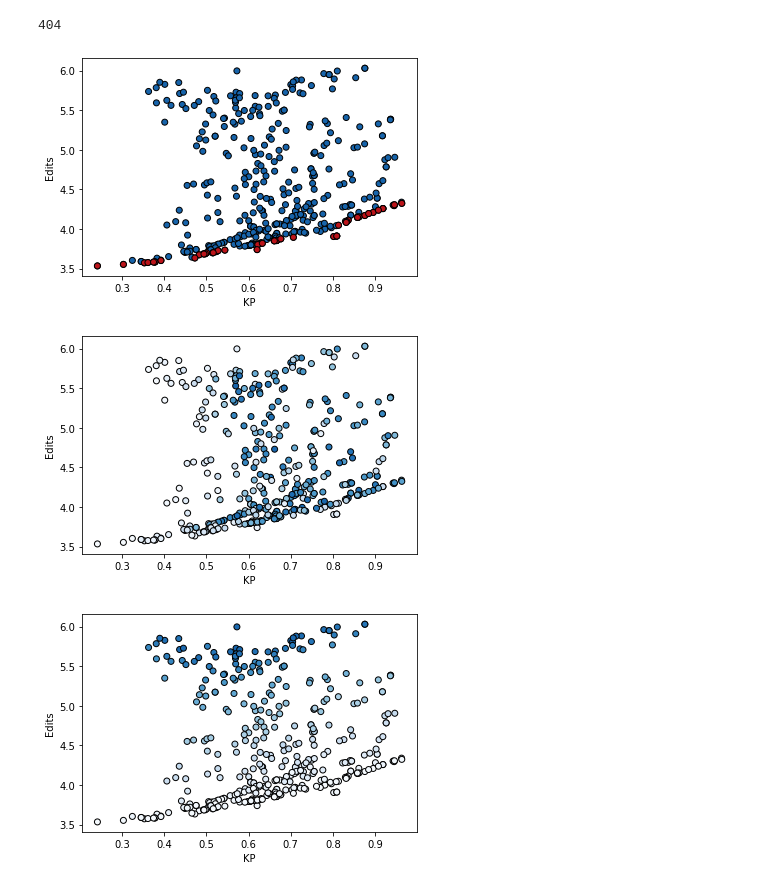
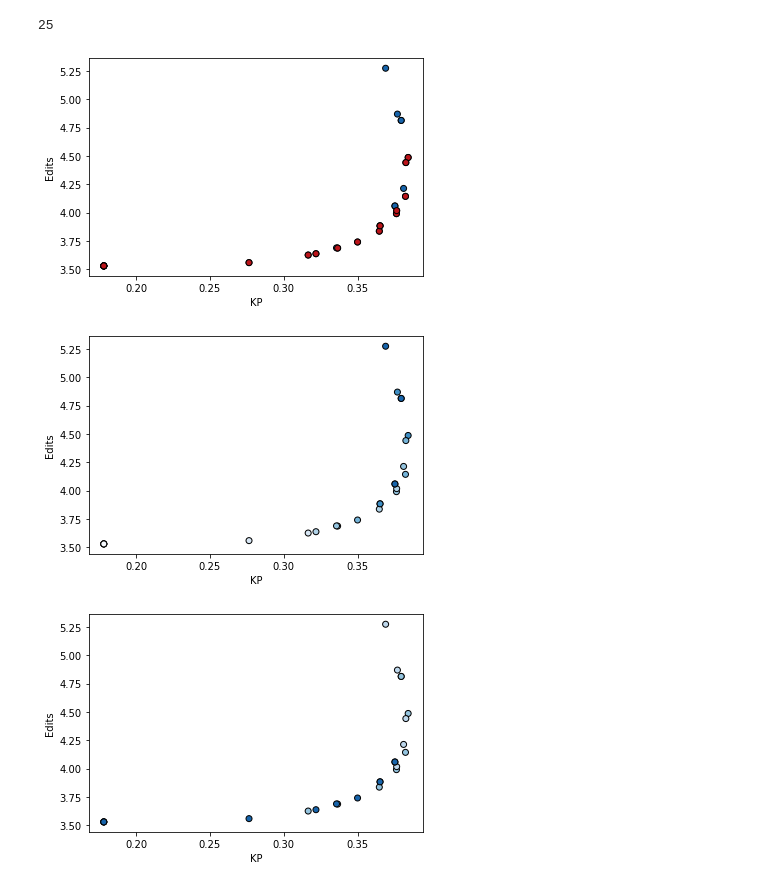
Before and after one commit to florenceboettger/visual-counterfactuals, a Jupyter notebook: evaluate_study_vandenhende.ipynb, the cells around one changed output. Drawn from its saved outputs; the diff is of its cells as text; code cells hidden in the pictures.

```diff
--- a/evaluate_study_vandenhende.ipynb
+++ b/evaluate_study_vandenhende.ipynb
@@ -27,10 +30,10 @@ study.sampler
 # %%
-search_space = {"lambd": [0.0, 0.2, 0.4, 0.5, 0.6, 0.8, 1.0], "temperature": [0.07, 0.1, 0.2]}
-study = optuna.create_study(
-    storage="sqlite://///store-01.hpi.uni-potsdam.de/fg/doellner/florence.boettger/counterfactuals/optimize_counterfactuals_full.db",
-    study_name="optimize_counterfactuals_vandenhende3",
-    directions=["maximize", "minimize"],
-    sampler=optuna.samplers.GridSampler(search_space),
-    load_if_exists=True,
-)
-study.sampler
+# search_space = {"lambd": [0.0, 0.2, 0.4, 0.5, 0.6, 0.8, 1.0], "temperature": [0.07, 0.1, 0.2]}
+# study = optuna.create_study(
+#     storage="sqlite://///store-01.hpi.uni-potsdam.de/fg/doellner/florence.boettger/counterfactuals/optimize_counterfactuals_full.db",
+#     study_name="optimize_counterfactuals_vandenhende3",
+#     directions=["maximize", "minimize"],
+#     sampler=optuna.samplers.GridSampler(search_space),
+#     load_if_exists=True,
+# )
+# study.sampler
@@ -40,16 +40,16 @@ study.sampler
 # %%
 len(study.trials)
 # %% [output]
-404
+25
 # %%
-plot_study(study, "initial")
+plot_study(study, "vandenhende")
 # %% [output]
-[figure, old version]
+[figure, new version]
 # %%
-plot_study(study, "initial_lambd2", print_pareto=False, map=lambda t: t.params["lambd2"] / 10)
+plot_study(study, "vandenhende_lambd", print_pareto=False, map=lambda t: t.params["lambd"])
 # %% [output]
-[figure, old version]
+[figure, new version]
 # %%
-plot_study(study, "initial_lambd", print_pareto=False, map=lambda t: t.params["lambd"] / 2)
+plot_study(study, "vandenhende_temp", print_pareto=False, map=lambda t: t.params["temperature"] / 0.2)
 # %% [output]
-[figure, old version]
+[figure, new version]
```
Also changed, not shown: parts of 12 cells of this notebook, 18 other files.
